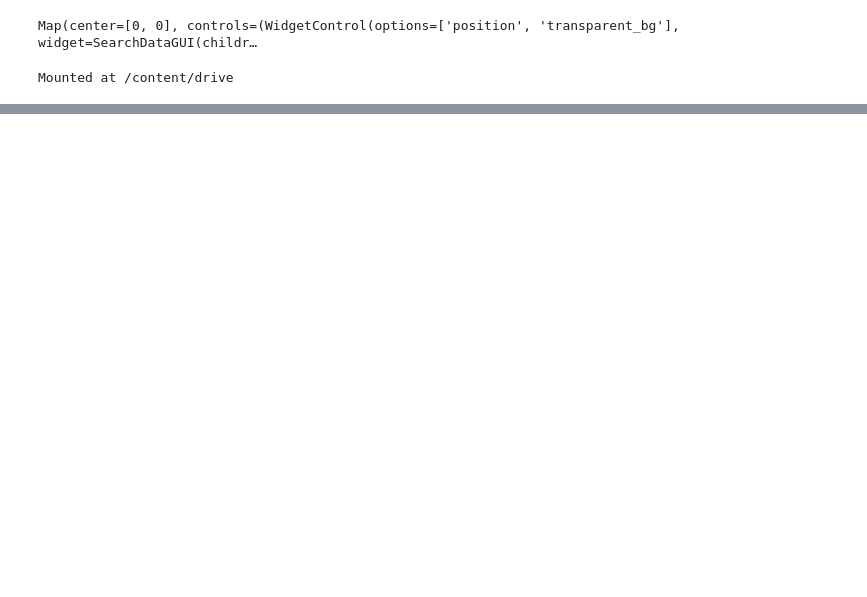
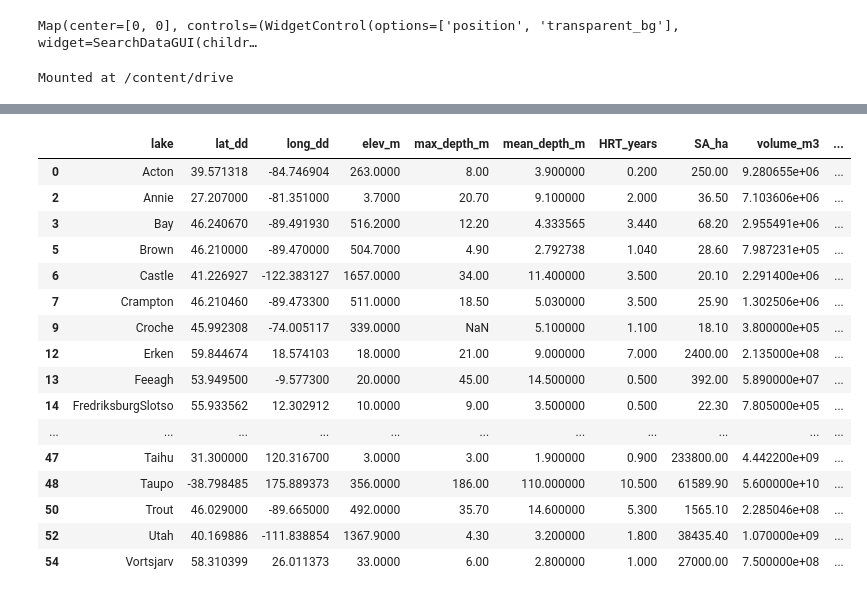
Before and after one commit to shijiarui-rs/colab_sjr_rs_w, a Jupyter notebook: CUBO_TEST_DEMO.ipynb, the cells around one changed output, grey strips where cells are left out. Cells and saved outputs as stored; diff of their text form; code cells hidden in the pictures; blank space fills up the shorter version.

```diff
--- a/CUBO_TEST_DEMO.ipynb
+++ b/CUBO_TEST_DEMO.ipynb
@@ -69,0 +71,5 @@ import ee
+# %%
+#筛选SA_ha大于10的lake
+lake_meta_10km = lake_meta[lake_meta['SA_ha']>10]
+lake_meta_time = pd.read_csv('./drive/MyDrive/32_lake_meta_10km.csv',sep = ',')
+lake_meta_time
@@ -69,0 +94,23 @@ import ee
+# %%
+#筛选SA_ha大于10的lake
+
+lake_meta_10km = lake_meta_10km.rename(columns={'lakeName': 'lake'})
+lake_meta_10km
+# %% [output]
+|  | lake | lat_dd | long_dd | elev_m | max_depth_m | mean_depth_m | HRT_years | SA_ha | volume_m3 | ... |
+| 0 | Acton | 39.571318 | -84.746904 | 263.0000 | 8.00 | 3.900000 | 0.200 | 250.00 | 9.280655e+06 | ... |
+| 2 | Annie | 27.207000 | -81.351000 | 3.7000 | 20.70 | 9.100000 | 2.000 | 36.50 | 7.103606e+06 | ... |
+| 3 | Bay | 46.240670 | -89.491930 | 516.2000 | 12.20 | 4.333565 | 3.440 | 68.20 | 2.955491e+06 | ... |
+| 5 | Brown | 46.210000 | -89.470000 | 504.7000 | 4.90 | 2.792738 | 1.040 | 28.60 | 7.987231e+05 | ... |
+| 6 | Castle | 41.226927 | -122.383127 | 1657.0000 | 34.00 | 11.400000 | 3.500 | 20.10 | 2.291400e+06 | ... |
+| 7 | Crampton | 46.210460 | -89.473300 | 511.0000 | 18.50 | 5.030000 | 3.500 | 25.90 | 1.302506e+06 | ... |
+| 9 | Croche | 45.992308 | -74.005117 | 339.0000 | NaN | 5.100000 | 1.100 | 18.10 | 3.800000e+05 | ... |
+| 12 | Erken | 59.844674 | 18.574103 | 18.0000 | 21.00 | 9.000000 | 7.000 | 2400.00 | 2.135000e+08 | ... |
+| 13 | Feeagh | 53.949500 | -9.577300 | 20.0000 | 45.00 | 14.500000 | 0.500 | 392.00 | 5.890000e+07 | ... |
+| 14 | FredriksburgSlotso | 55.933562 | 12.302912 | 10.0000 | 9.00 | 3.500000 | 0.500 | 22.30 | 7.805000e+05 | ... |
+| ... | ... | ... | ... | ... | ... | ... | ... | ... | ... | ... |
+| 47 | Taihu | 31.300000 | 120.316700 | 3.0000 | 3.00 | 1.900000 | 0.900 | 233800.00 | 4.442200e+09 | ... |
+| 48 | Taupo | -38.798485 | 175.889373 | 356.0000 | 186.00 | 110.000000 | 10.500 | 61589.90 | 5.600000e+10 | ... |
+| 50 | Trout | 46.029000 | -89.665000 | 492.0000 | 35.70 | 14.600000 | 5.300 | 1565.10 | 2.285046e+08 | ... |
+| 52 | Utah | 40.169886 | -111.838854 | 1367.9000 | 4.30 | 3.200000 | 1.800 | 38435.40 | 1.070000e+09 | ... |
+| 54 | Vortsjarv | 58.310399 | 26.011373 | 33.0000 | 6.00 | 2.800000 | 1.000 | 27000.00 | 7.500000e+08 | ... |
```
Also changed, not shown: parts of 20 cells of this notebook.
